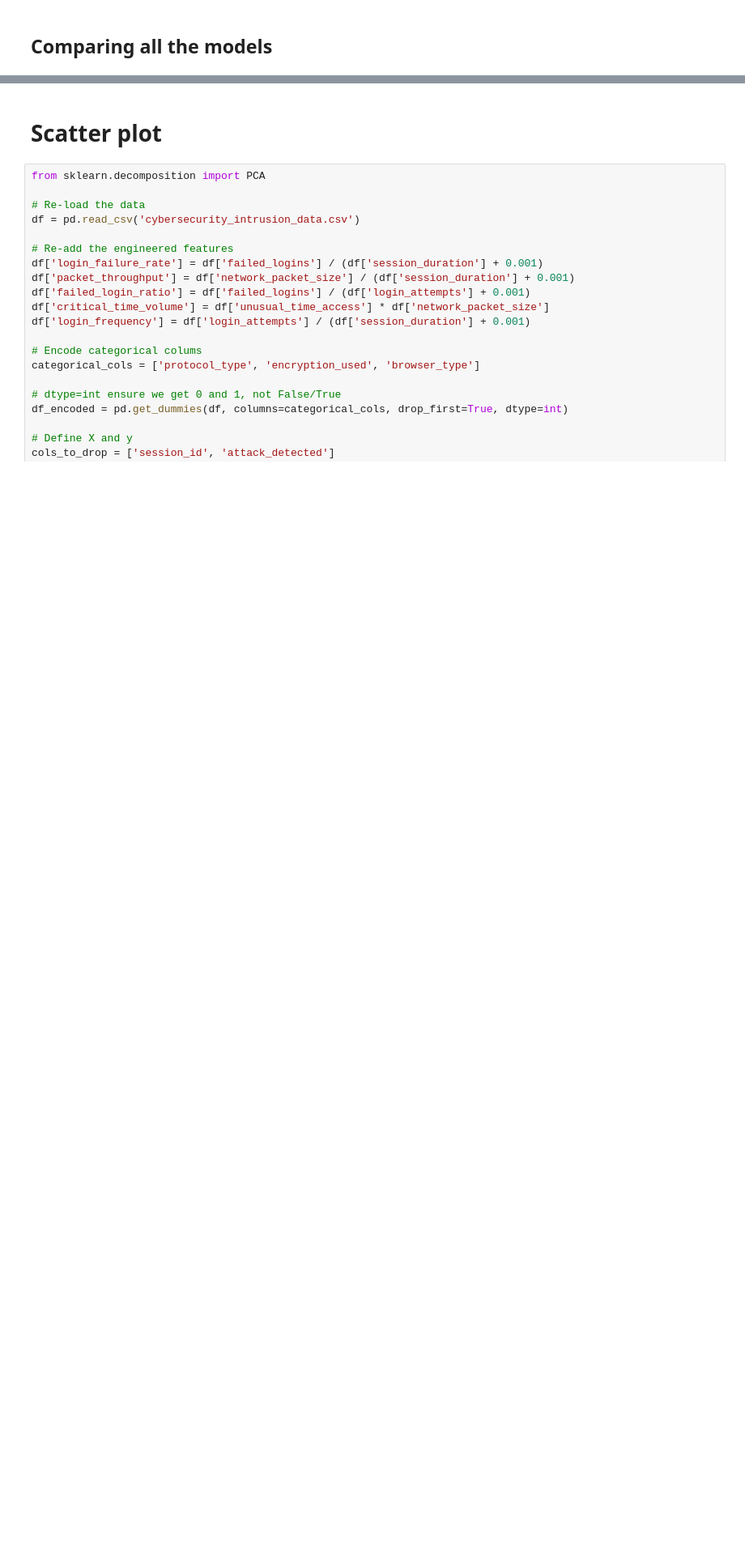
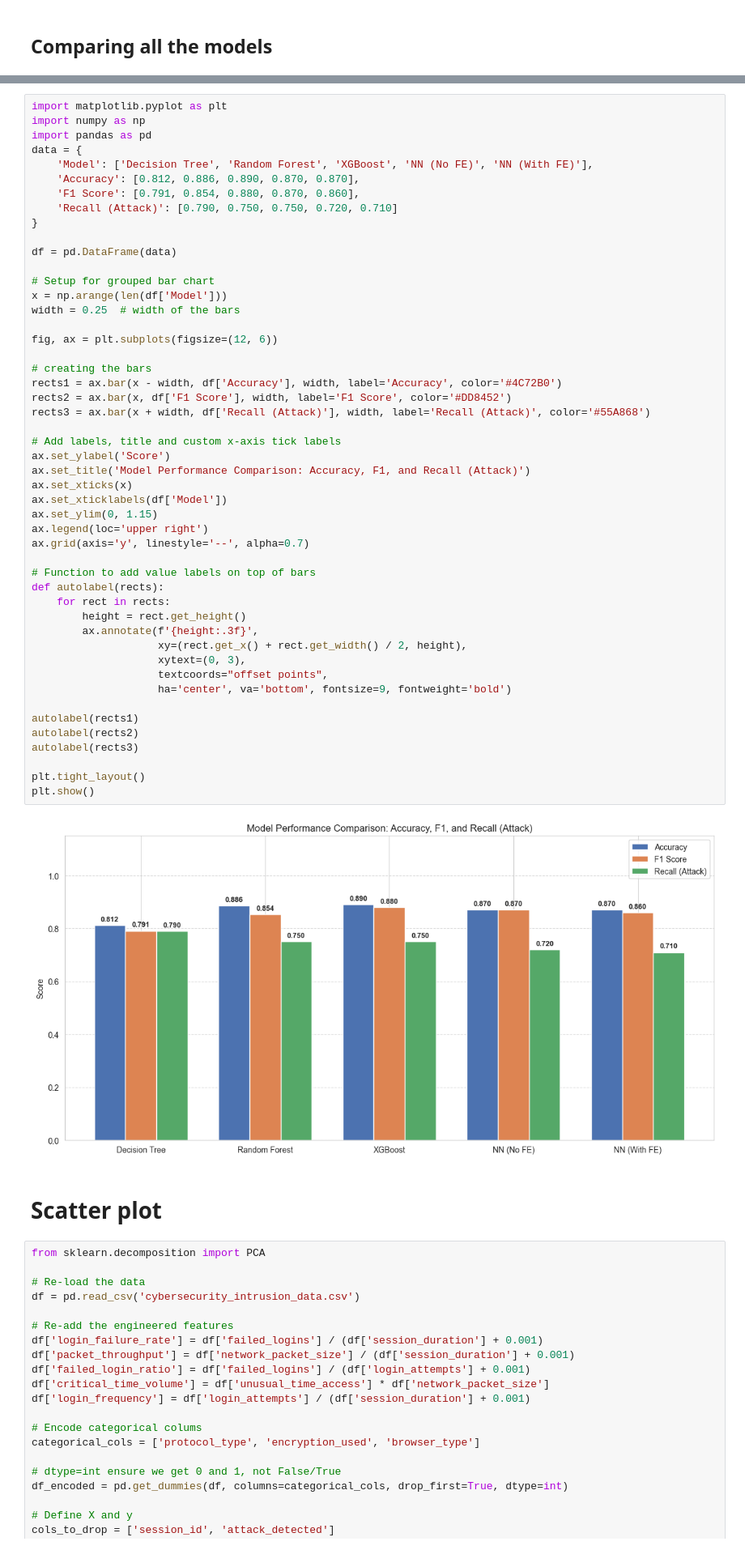
Before and after one commit to manGjv/Cybersecurity-Intrusion-Detection, a Jupyter notebook: project.ipynb, the cells around one changed output, grey strips where cells are left out. Shown at 81% size. Drawn from its saved outputs; the diff is of its cells as text; blank space fills up the shorter version.

Commit message:
nouveau graphique de comparaison

```diff
--- a/project.ipynb
+++ b/project.ipynb
@@ -1236,3 +897,54 @@ plt.show()
+# %%
+import matplotlib.pyplot as plt
+import numpy as np
+import pandas as pd
+data = {
+    'Model': ['Decision Tree', 'Random Forest', 'XGBoost', 'NN (No FE)', 'NN (With FE)'],
+    'Accuracy': [0.812, 0.886, 0.890, 0.870, 0.870],
+    'F1 Score': [0.791, 0.854, 0.880, 0.870, 0.860],
+    'Recall (Attack)': [0.790, 0.750, 0.750, 0.720, 0.710]
+}
+
+df = pd.DataFrame(data)
+
+# Setup for grouped bar chart
+x = np.arange(len(df['Model']))
+width = 0.25  # width of the bars
+
+fig, ax = plt.subplots(figsize=(12, 6))
+
+# creating the bars
+rects1 = ax.bar(x - width, df['Accuracy'], width, label='Accuracy', color='#4C72B0')
+rects2 = ax.bar(x, df['F1 Score'], width, label='F1 Score', color='#DD8452')
+rects3 = ax.bar(x + width, df['Recall (Attack)'], width, label='Recall (Attack)', color='#55A868')
+
+# Add labels, title and custom x-axis tick labels
+ax.set_ylabel('Score')
+ax.set_title('Model Performance Comparison: Accuracy, F1, and Recall (Attack)')
+ax.set_xticks(x)
+ax.set_xticklabels(df['Model'])
+ax.set_ylim(0, 1.15)
+ax.legend(loc='upper right')
+ax.grid(axis='y', linestyle='--', alpha=0.7)
+
+# Function to add value labels on top of bars
+def autolabel(rects):
+    for rect in rects:
+        height = rect.get_height()
+        ax.annotate(f'{height:.3f}',
+                    xy=(rect.get_x() + rect.get_width() / 2, height),
+                    xytext=(0, 3),
+                    textcoords="offset points",
+                    ha='center', va='bottom', fontsize=9, fontweight='bold')
+
+autolabel(rects1)
+autolabel(rects2)
+autolabel(rects3)
+
+plt.tight_layout()
+plt.show()
+# %% [output]
+[figure, added]
 # %% [markdown]
 # Scatter plot
 # %%
```
Also changed, not shown: parts of 30 cells of this notebook.
